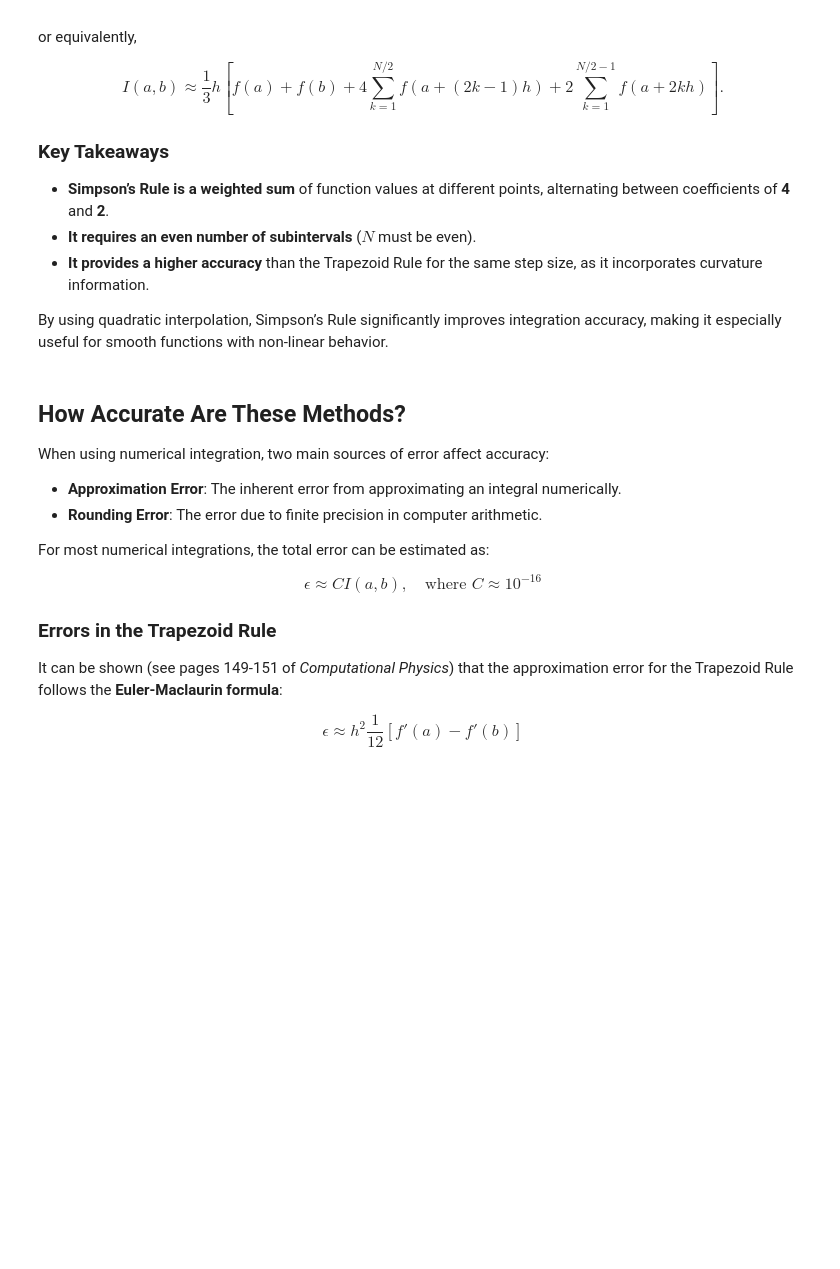
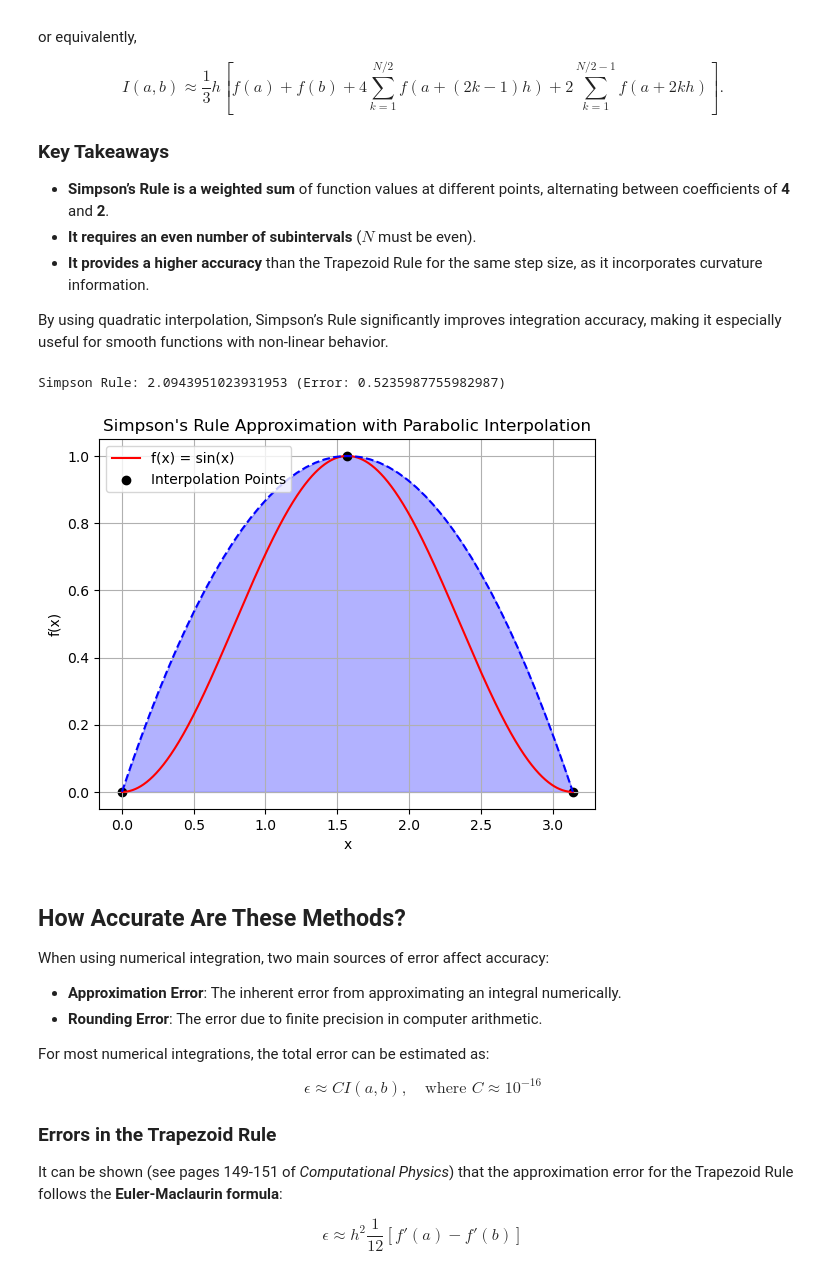
Before and after one commit to Phys3211/resources, a Jupyter notebook: Computation/11_Lecture_Integration.ipynb, the cells around one changed output. Drawn from its saved outputs; the diff is of its cells as text; code cells hidden in the pictures; blank space fills up the shorter version.

```diff
--- a/Computation/11_Lecture_Integration.ipynb
+++ b/Computation/11_Lecture_Integration.ipynb
@@ -152,7 +155,7 @@ def f(x):
 
 # Integration limits
 a, b = 0, np.pi
-N = 6  # Number of intervals (should be even for Simpson’s rule)
+N = 2  # Number of intervals (should be even for Simpson’s rule)
 exact_value = np.pi/2
 simp_result = intg.simpsonrule(f,a,b,N)
 print(f"Simpson Rule: {simp_result} (Error: {abs(simp_result - exact_value)})")
@@ -160,33 +163,36 @@ print(f"Simpson Rule: {simp_result} (Error: {abs(simp_result - exact_value)})")
 x = np.linspace(a, b, N + 1)
 fx = np.linspace(a, b, 1000)  # High-resolution x values
 
 plt.plot(fx,f(fx), 'r', label="f(x) = sin(x)")
 
 # Simpson’s Rule Approximation with Parabolic Interpolation
 for i in range(0, N, 2):
     x_sample = x[i:i+3]  # Take 3 points at a time (Simpson’s rule works in pairs)
     y_sample = f(x_sample)
 
     # Fit a quadratic polynomial (degree 2)
     coeffs = np.polyfit(x_sample, y_sample, 2)
 
     # Generate x values for smooth parabolic curves
     x_curve = np.linspace(x_sample[0], x_sample[-1], 50)
     y_curve = np.polyval(coeffs, x_curve)
 
     # Plot the parabolic segment
     plt.plot(x_curve, y_curve, 'b--')
     plt.fill_between(x_curve, y_curve, alpha=0.3,color='blue')
 # Scatter plot interpolation points
 plt.scatter(x, f(x), color='black', label="Interpolation Points")
 
 # Labels and title
 plt.xlabel("x")
 plt.ylabel("f(x)")
 plt.legend(loc = 'upper left')
 plt.title("Simpson's Rule Approximation with Parabolic Interpolation")
 plt.grid()
 plt.show()
+# %% [output]
+Simpson Rule: 2.0943951023931953 (Error: 0.5235987755982987)
+[figure, added]
 # %% [markdown]
 ## How Accurate Are These Methods?
 
```
Also changed, not shown: parts of 14 cells of this notebook, 3 other files.
